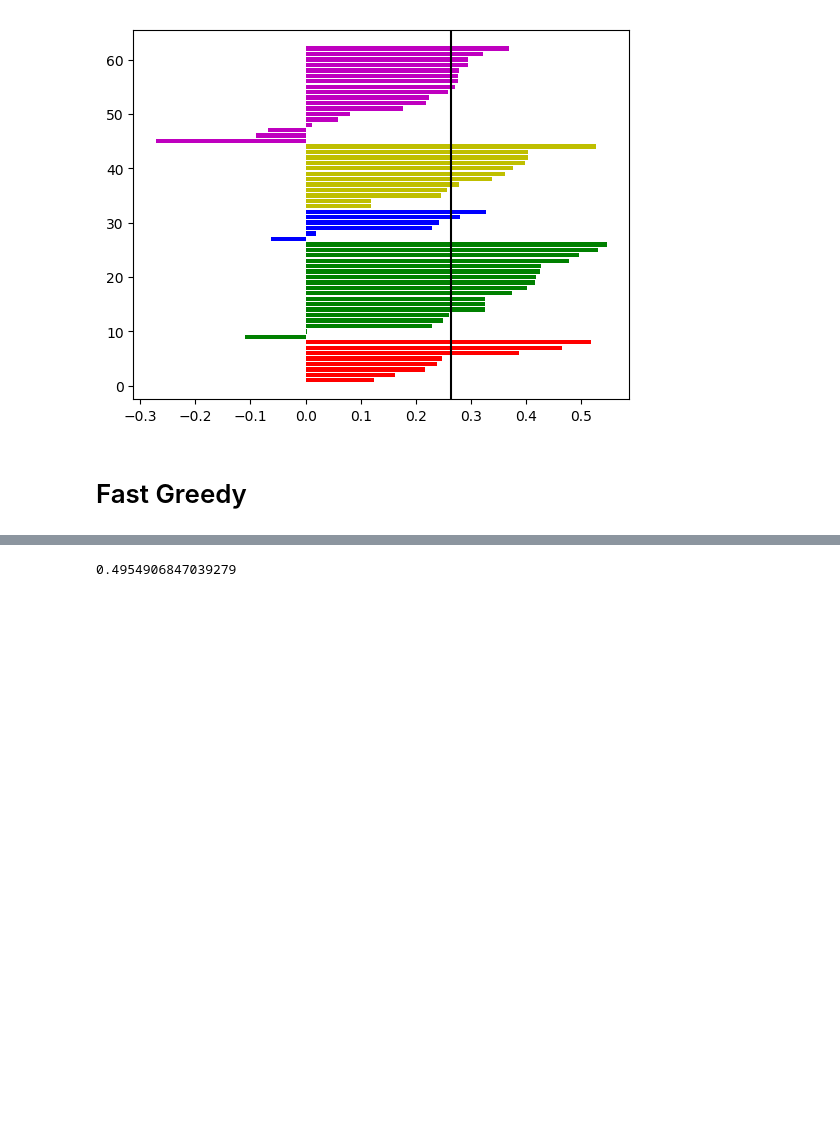
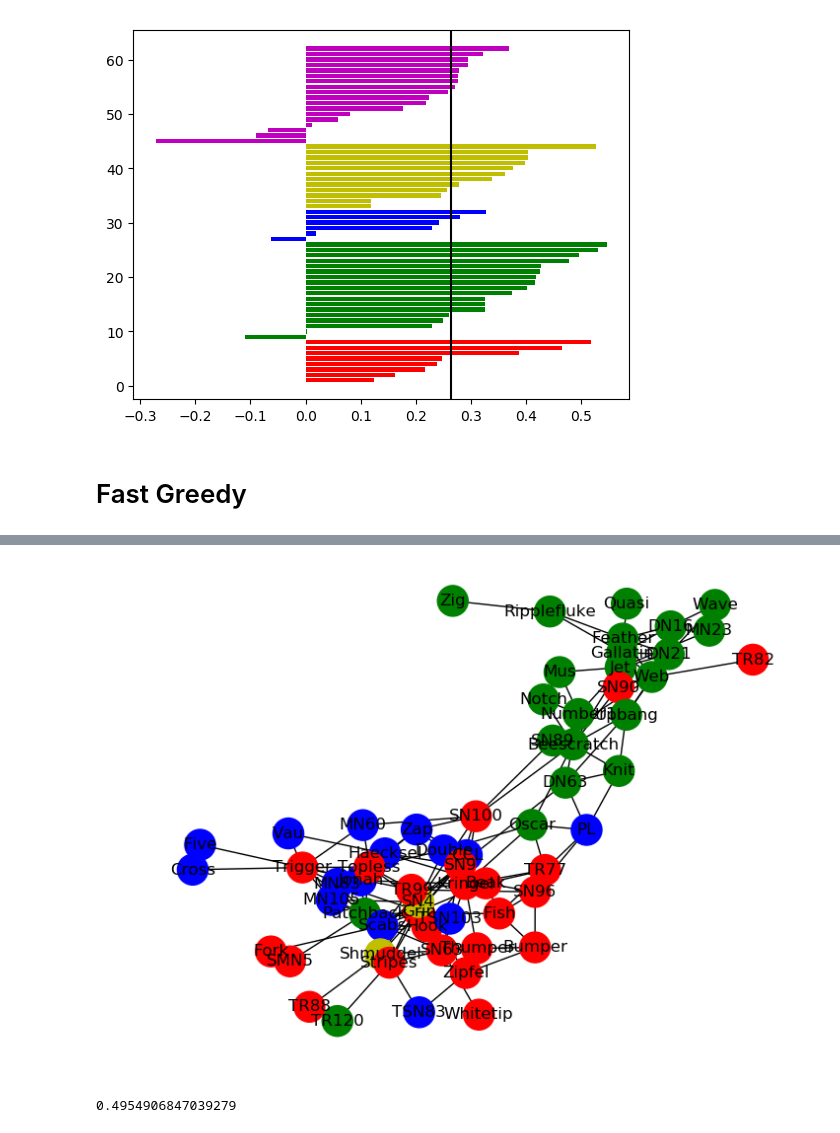
Before and after one commit to vms10/TPC3, a Jupyter notebook: tp3.ipynb, the cells around one changed output, grey strips where cells are left out. Drawn from its saved outputs; the diff is of its cells as text; code cells hidden in the pictures; blank space fills up the shorter version.

```diff
--- a/tp3.ipynb
+++ b/tp3.ipynb
@@ -431,0 +633,11 @@ for j in comus:
+# %%
+ClusterF=[] #la particion con mas modularidad de edge betweeness
+b=0
+Color=["r","g","b","y","k"]
+for c in B:
+    for n in B[b]:
+        ClusterF.append([n,Color[b]])
+
+    b+=1
+ClusterF=sorted(ClusterF) #para el grafo, el orden alfabetico es el de G.nodes
+ClusterF
@@ -431,0 +662,5 @@ for j in comus:
+# %%
+dictF={}
+for i in ClusterF:
+    dictF[i[0]]=i[1]
+dictF
@@ -432,3 +685,13 @@ for j in comus:
+# %%
+nx.draw(G,  with_labels=True,
+        cmap=plt.get_cmap('plasma'),
+        node_color=list(dictF.values()),
+        node_size=500,
+        alpha=1)
+
+plt.show()
+# %% [output]
+[figure, added]
 # %%
 modularity(G,[cluster for cluster in B]) #Fastgreedy modularidad
 # %% [output]
```
Also changed, not shown: parts of 15 cells of this notebook.
